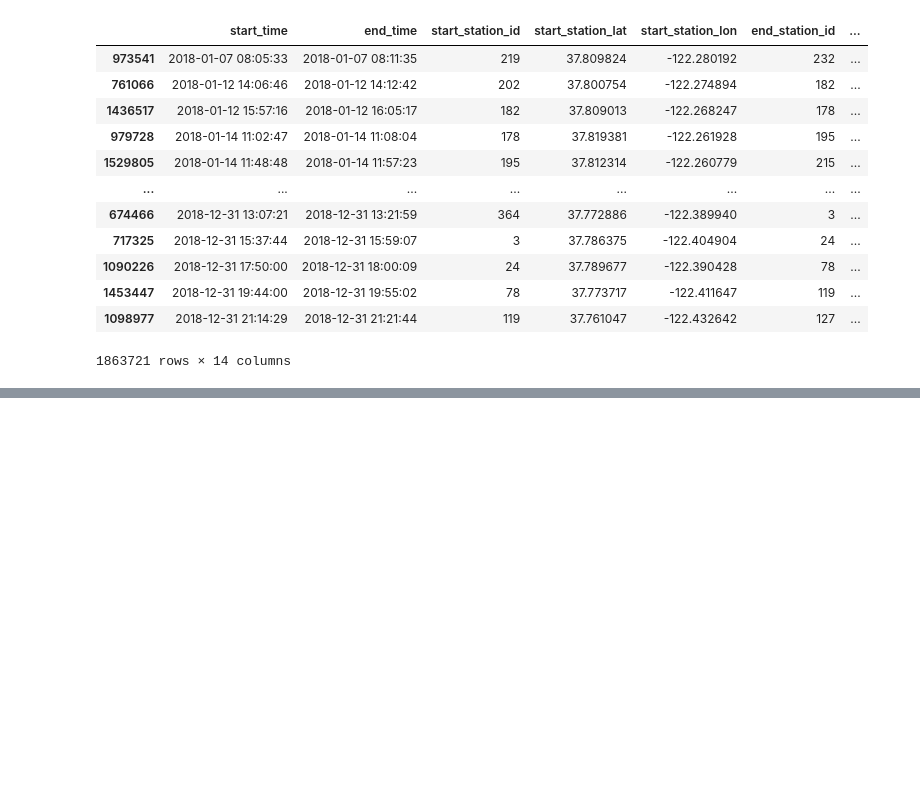
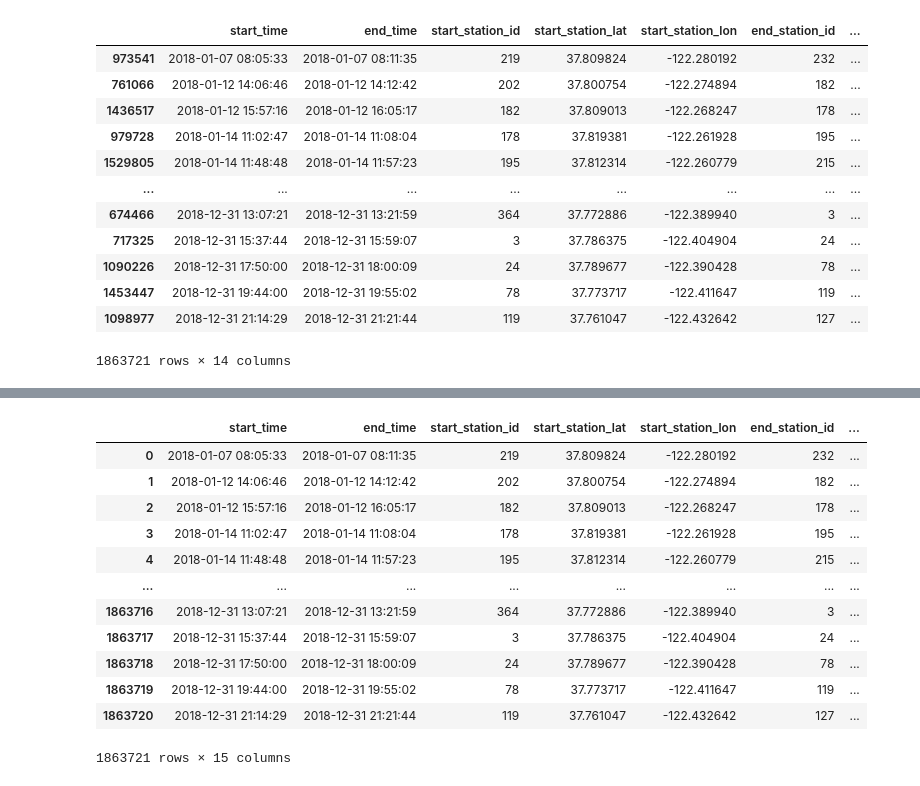
Before and after one commit to darebakdavca/Team_Project_DSML, a Jupyter notebook: Notebooks/3_Data_Preparation.ipynb, the cells around one changed output, grey strips where cells are left out. Saved outputs shown, nothing was run; the diff lists cells and outputs as text; code cells hidden in the pictures; blank space fills up the shorter version.

Commit message:
displayed locations of stations

```diff
--- a/Notebooks/3_Data_Preparation.ipynb
+++ b/Notebooks/3_Data_Preparation.ipynb
@@ -793,0 +825,6 @@ test
+# %%
+#make a stations_df to use for displaying locations
+columns = ['start_station_id','start_station_lat','start_station_lon']
+stations = baywheels_df[columns]
+stations = stations.drop_duplicates(subset=['start_station_id'])
+stations
@@ -793,0 +861,12 @@ test
+# %%
+#try to cluster the stations in three groups
+from sklearn.cluster import KMeans
+
+X = stations[['start_station_lat','start_station_lon']]
+
+kmeans = KMeans(n_clusters=3)  # Adjust the number of clusters as needed
+kmeans.fit(X)
+
+# Get the cluster labels for each station
+stations['cluster_label'] = kmeans.labels_
+stations
@@ -793,0 +910,19 @@ test
+# %%
+#add the 'cluster_label' to baywheels_df
+
+baywheels_df = baywheels_df.merge(stations[['start_station_id', 'cluster_label']], on='start_station_id', how='left')
+baywheels_df
+# %% [output]
+|  | start_time | end_time | start_station_id | start_station_lat | start_station_lon | end_station_id | ... |
+| 0 | 2018-01-07 08:05:33 | 2018-01-07 08:11:35 | 219 | 37.809824 | -122.280192 | 232 | ... |
+| 1 | 2018-01-12 14:06:46 | 2018-01-12 14:12:42 | 202 | 37.800754 | -122.274894 | 182 | ... |
+| 2 | 2018-01-12 15:57:16 | 2018-01-12 16:05:17 | 182 | 37.809013 | -122.268247 | 178 | ... |
+| 3 | 2018-01-14 11:02:47 | 2018-01-14 11:08:04 | 178 | 37.819381 | -122.261928 | 195 | ... |
+| 4 | 2018-01-14 11:48:48 | 2018-01-14 11:57:23 | 195 | 37.812314 | -122.260779 | 215 | ... |
+| ... | ... | ... | ... | ... | ... | ... | ... |
+| 1863716 | 2018-12-31 13:07:21 | 2018-12-31 13:21:59 | 364 | 37.772886 | -122.389940 | 3 | ... |
+| 1863717 | 2018-12-31 15:37:44 | 2018-12-31 15:59:07 | 3 | 37.786375 | -122.404904 | 24 | ... |
+| 1863718 | 2018-12-31 17:50:00 | 2018-12-31 18:00:09 | 24 | 37.789677 | -122.390428 | 78 | ... |
+| 1863719 | 2018-12-31 19:44:00 | 2018-12-31 19:55:02 | 78 | 37.773717 | -122.411647 | 119 | ... |
+| 1863720 | 2018-12-31 21:14:29 | 2018-12-31 21:21:44 | 119 | 37.761047 | -122.432642 | 127 | ... |
+1863721 rows × 15 columns
```
Also changed, not shown: parts of 8 cells of this notebook.
